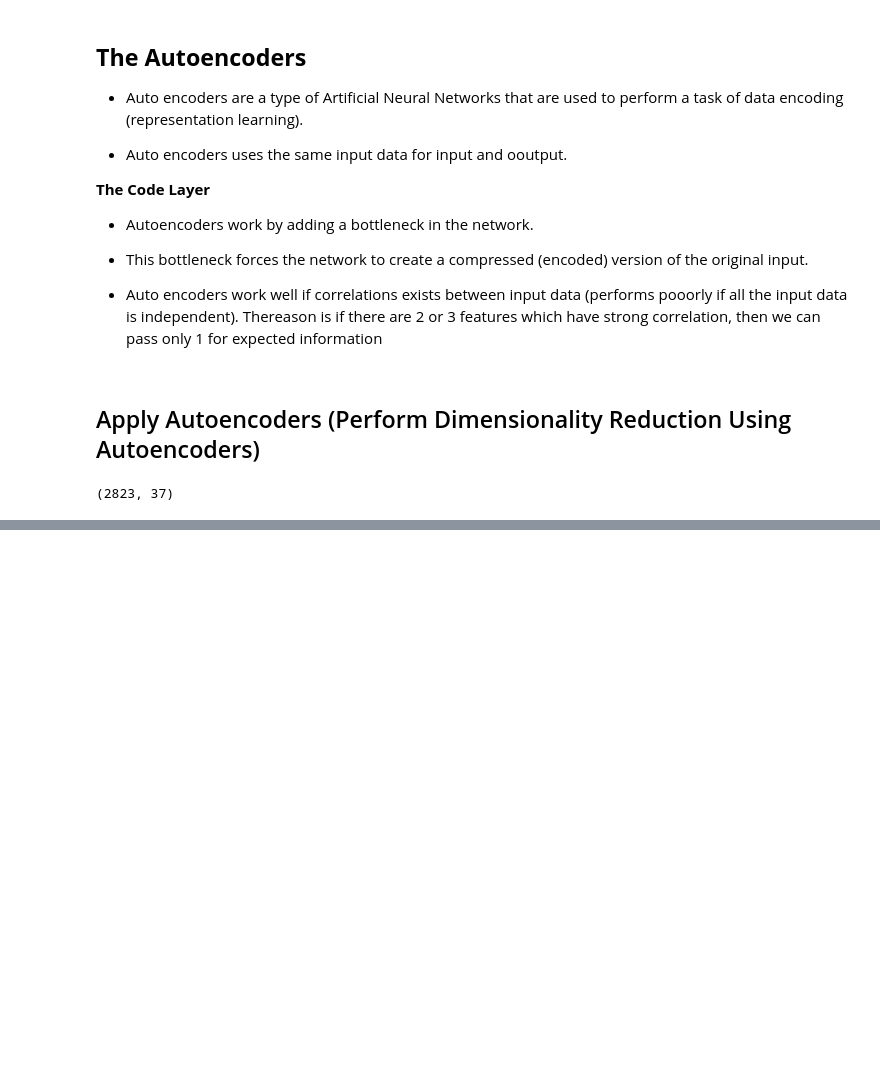
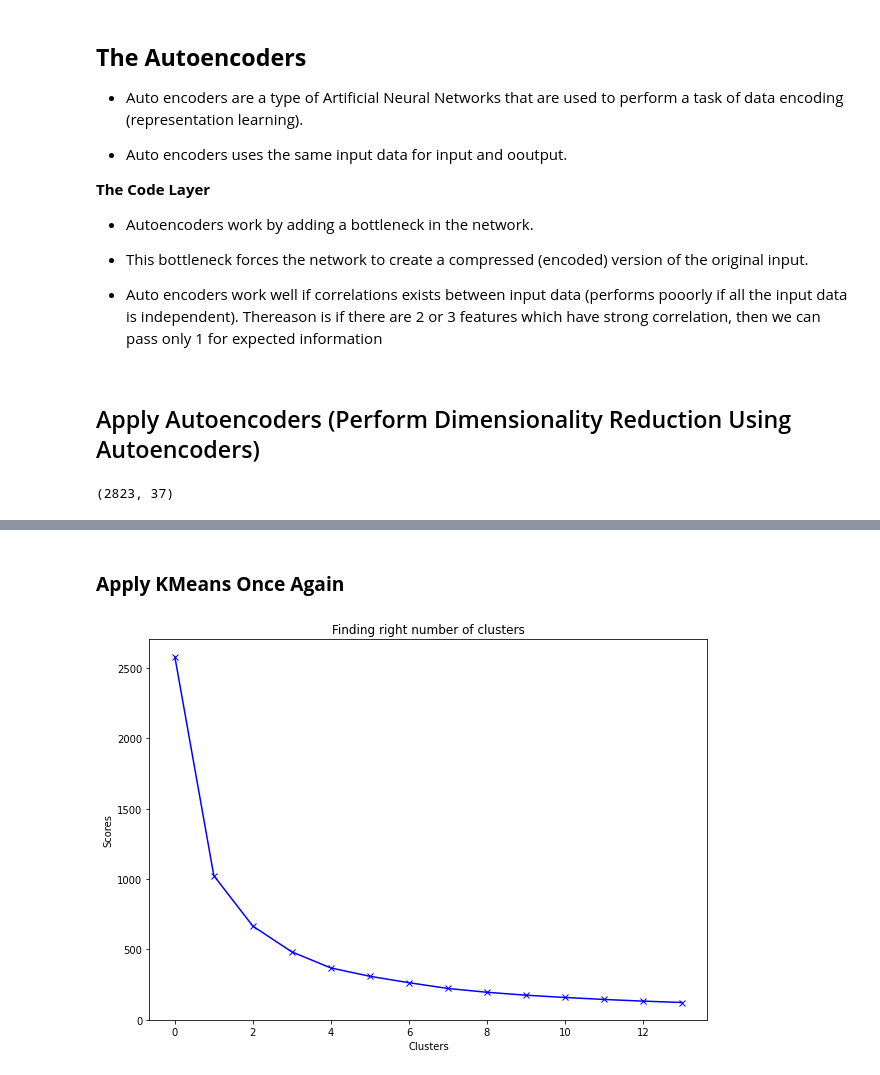
Before and after one commit to Priyo-prog/Artificial-Intelligence-Projects, a Jupyter notebook: AI in Marketing/marketing_ai.ipynb, the cells around one changed output, grey strips where cells are left out. Cells and saved outputs as stored; diff of their text form; code cells hidden in the pictures; blank space fills up the shorter version.

```diff
--- a/AI in Marketing/marketing_ai.ipynb
+++ b/AI in Marketing/marketing_ai.ipynb
@@ -809,0 +836,2 @@ autoencoder.compile(optimizer="adam", loss="mean_squared_error")
+# %%
+pred = encoder.predict(sales_df_scaled)
@@ -809,0 +840,20 @@ autoencoder.compile(optimizer="adam", loss="mean_squared_error")
+# %% [markdown]
+### **Apply KMeans Once Again**
+# %%
+scores = []
+
+range_values = range(1,15)
+
+for i in range_values:
+  kmeans = KMeans(n_clusters=i)
+  kmeans.fit(pred)
+  scores.append(kmeans.inertia_)
+
+plt.figure(figsize=(10,7))
+plt.plot(scores, 'bx-')
+plt.title('Finding right number of clusters')
+plt.xlabel("Clusters")
+plt.ylabel("Scores")
+plt.show()
+# %% [output]
+[figure, added]
```
Also changed, not shown: parts of 26 cells of this notebook.
